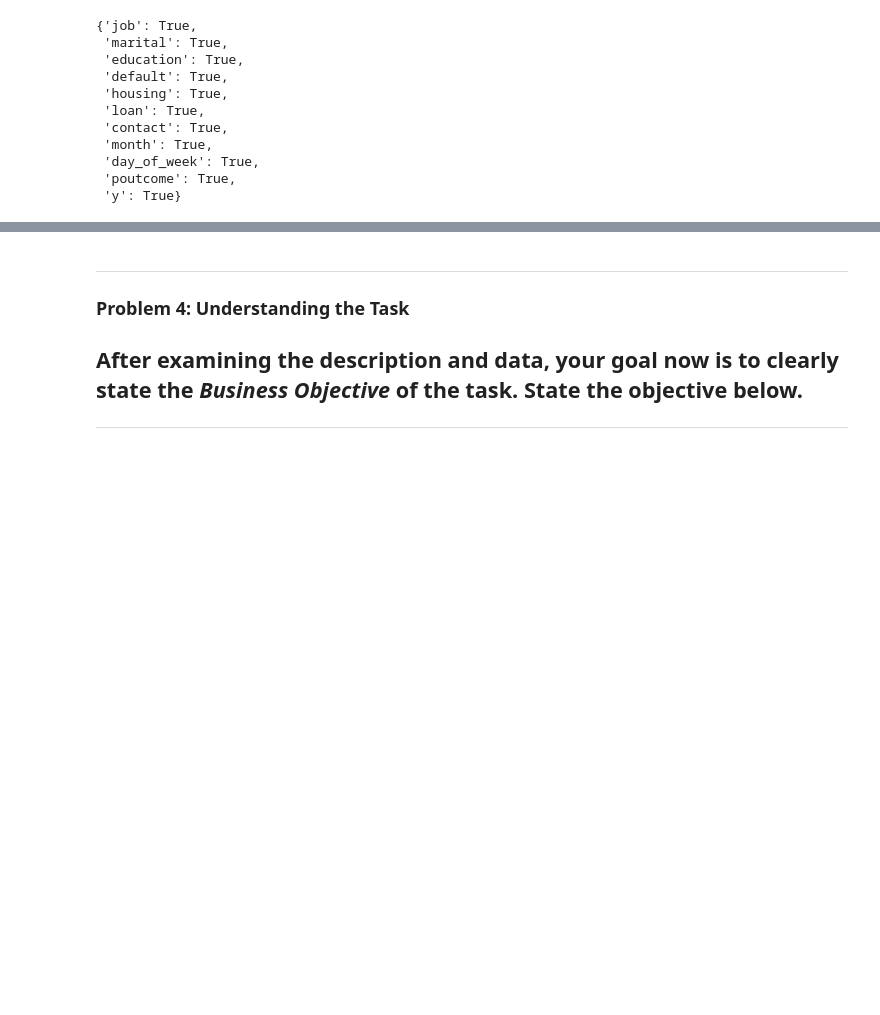
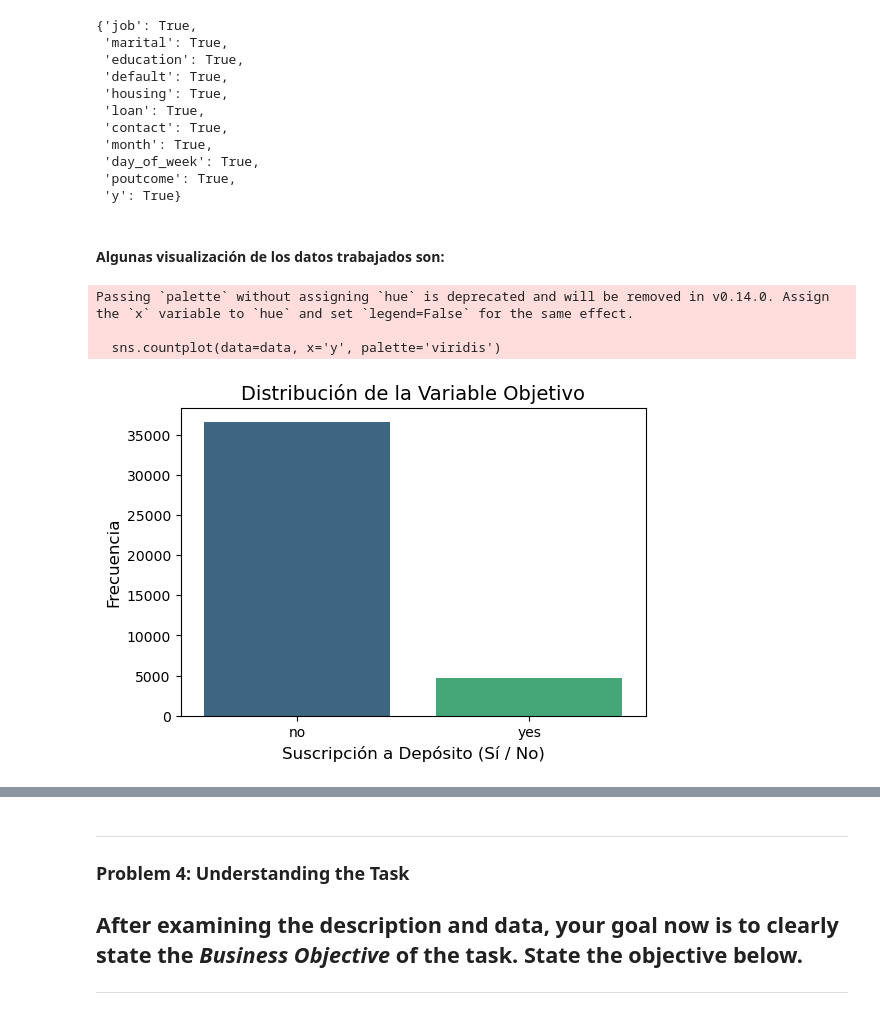
Before and after one commit to gitcoffee/USING_DATA_MINING_FOR_BANK_DIRECT_MARKETING, a Jupyter notebook: prompt_III_solution.ipynb, the cells around one changed output, grey strips where cells are left out. Saved outputs shown, nothing was run; the diff lists cells and outputs as text; code cells hidden in the pictures; blank space fills up the shorter version.

```diff
--- a/prompt_III_solution.ipynb
+++ b/prompt_III_solution.ipynb
@@ -277,3 +277,23 @@ unknown_replacement_check
  'day_of_week': True,
  'poutcome': True,
  'y': True}
+# %% [markdown]
+#### Algunas visualización de los datos trabajados son:
+# %%
+import seaborn as sns
+import matplotlib.pyplot as plt
+
+# Distribución de la variable objetivo
+plt.figure(figsize=(6, 4))
+sns.countplot(data=data, x='y', palette='viridis')
+plt.title('Distribución de la Variable Objetivo', fontsize=14)
+plt.xlabel('Suscripción a Depósito (Sí / No)', fontsize=12)
+plt.ylabel('Frecuencia', fontsize=12)
+plt.xticks(fontsize=10)
+plt.yticks(fontsize=10)
+plt.show()
+# %% [output]
+Passing `palette` without assigning `hue` is deprecated and will be removed in v0.14.0. Assign the `x` variable to `hue` and set `legend=False` for the same effect.
+
+  sns.countplot(data=data, x='y', palette='viridis')
+[figure, added]
```
Also changed, not shown: parts of 7 cells of this notebook, 1 other file.
